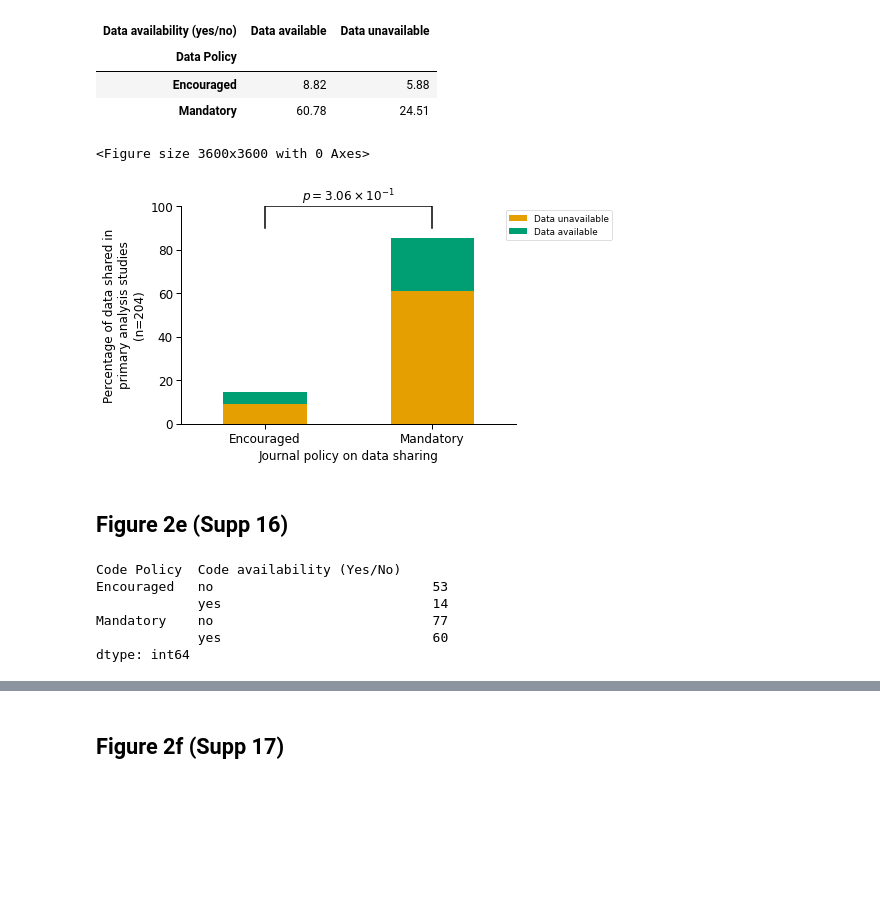
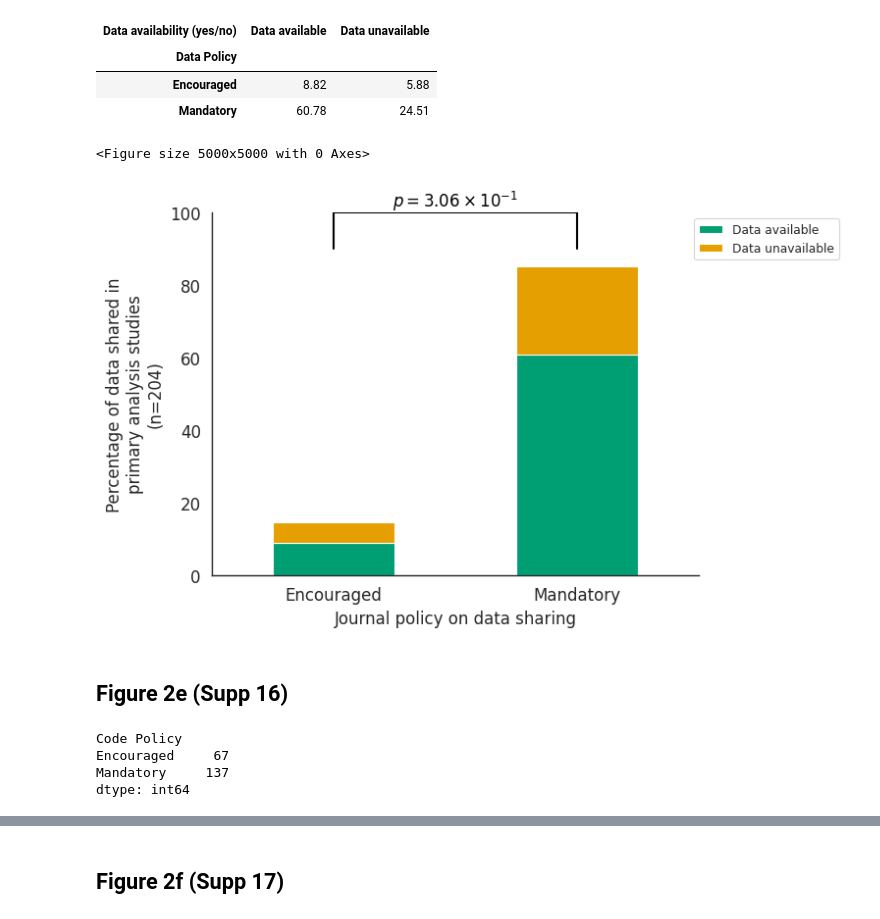
Before and after one commit to Mangul-Lab-USC/code-availability, a Jupyter notebook: notebooks/Figures.ipynb, the cells around one changed output, grey strips where cells are left out. Saved outputs shown, nothing was run; the diff lists cells and outputs as text; code cells hidden in the pictures; blank space fills up the shorter version.

```diff
--- a/notebooks/Figures.ipynb
+++ b/notebooks/Figures.ipynb
@@ -1049,33 +1049,33 @@ df_temp_pivot
 # %%
 plt.figure(figsize=(50, 50))
 plt.rcParams.update({'font.size': 12})
 rcParams['font.family'] = 'sans-serif'
 sns.set_context("paper",font_scale=1)
-color=['#E69F00','#009E73']
+color=['#009E73','#E69F00']
 #sns.barplot(data=df_temp, x='Data Policy', y='Percentage',hue='Data availability (yes/no)',ci=None,palette=color)
 df_temp_pivot.plot(kind='bar', stacked=True, color=color, rot=0)
 
 #, palette=colors)
-plt.legend(labels=['Data unavailable','Data available'],loc='upper right', bbox_to_anchor=(1.3, 1))
+plt.legend(labels=['Data available','Data unavailable',],loc='upper right', bbox_to_anchor=(1.3, 1))
 #for index, row in df_temp.iterrows():
 #    plt.annotate(f'{row["Cumulative Percent Increase"]:.2f}%', xy=(index, row['Cumulative Percent Increase']),
 #                 xytext=(0, 5), textcoords='offset points', ha='center', va='bottom')
 # statistical annotation
 y, h, col = 90, 10, 'k'
 x1, x2 = 0, 1  # columns  (first column: 0, see plt.xticks())
 plt.plot([x1, x1, x2, x2], [y, y+h, y+h, y], lw=1.5, c=col)
 plt.text((x1+x2)*.5, y+h, r"$p = {0:s}$".format(as_si(p,2)), ha='center', va='bottom', color=col, fontsize=12)
 
 sns.despine()
 plt.ylabel("Percentage of data shared in\nprimary analysis studies\n(n=204)",fontsize=12)
 plt.ylim(0,100)
 plt.xlabel("Journal policy on data sharing",fontsize=12)
 plt.tick_params(axis='both', labelsize=12)
 plt.savefig('../Figures/sup12.png', format='png', dpi=300)
 plt.show()
 # %% [output]
-<Figure size 3600x3600 with 0 Axes>
+<Figure size 5000x5000 with 0 Axes>
-[figure, old version]
+[figure, new version]
 # %% [markdown]
 ## Figure 2e (Supp 16)
 # %%
@@ -1113,12 +1113,10 @@ df_modified.loc[df_modified['Secondary analysis'] == 'Hybrid', 'Secondary analys
 df_modified.loc[df_modified['Data availability (yes/no)'] == 'upon request', 'Data availability (yes/no)'] = 'no'
 df_modified.loc[df_modified['Secondary analysis'] == 'Hybrid', 'Secondary analysis'] = 'no'
 # %%
-#df_modified[~(df_modified['Secondary analysis']=='yes')].groupby(['Code Policy']).size()
-df_modified[~(df_modified['Secondary analysis']=='yes')].groupby(['Code Policy','Code availability (Yes/No)']).size()
+df_modified[~(df_modified['Secondary analysis']=='yes')].groupby(['Code Policy']).size()
+#df_modified[~(df_modified['Secondary analysis']=='yes')].groupby(['Code Policy','Code availability (Yes/No)']).size()
 # %% [output]
-Code Policy  Code availability (Yes/No)
-Encouraged   no                            53
-             yes                           14
-Mandatory    no                            77
-             yes                           60
+Code Policy
+Encouraged     67
+Mandatory     137
 dtype: int64
```
Also changed, not shown: parts of 20 cells of this notebook.
